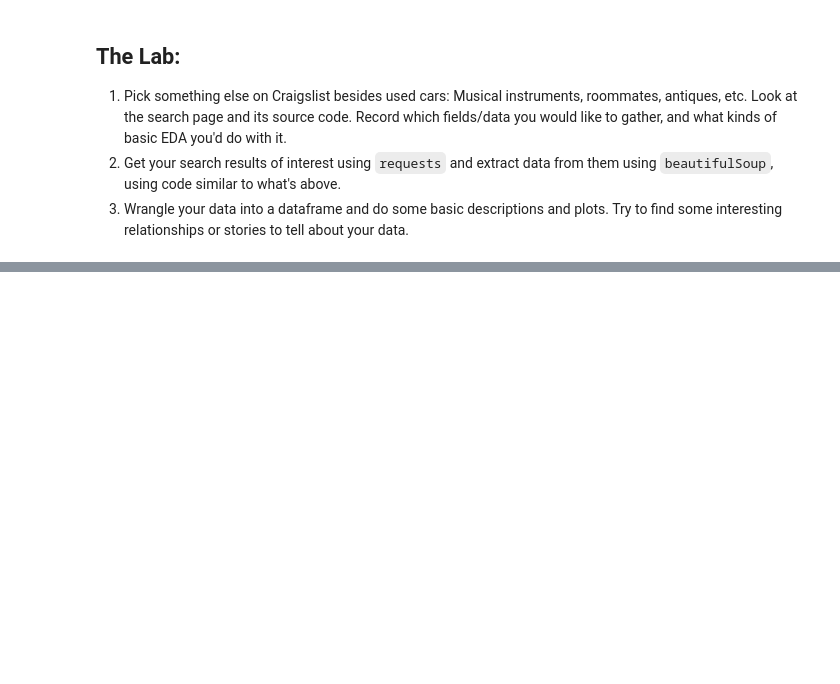
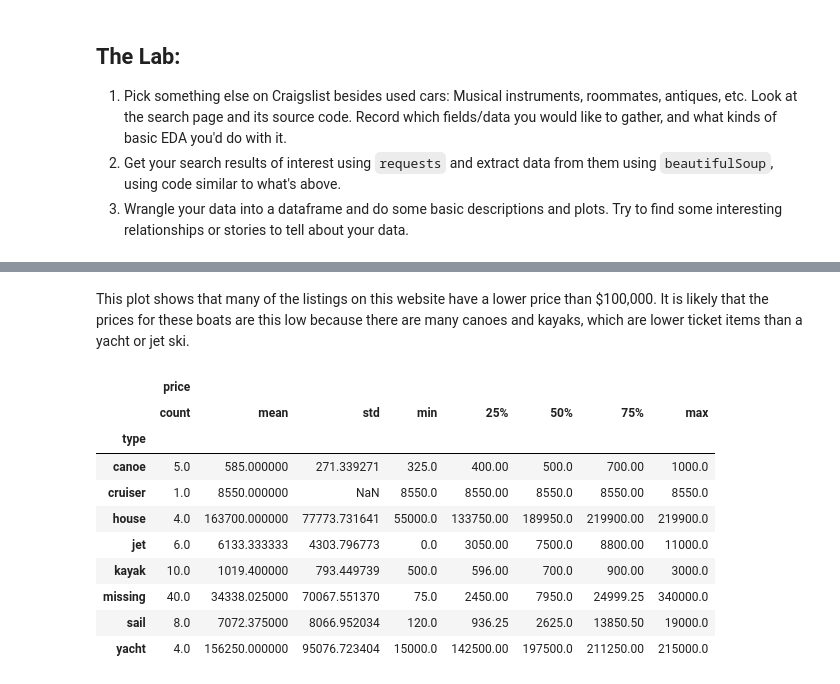
Before and after one commit to RyanErm/wrangling1, a Jupyter notebook: lab/lab_notebook.ipynb, the cells around one changed output, grey strips where cells are left out. Cells and saved outputs as stored; diff of their text form; code cells hidden in the pictures; blank space fills up the shorter version.

```diff
--- a/lab/lab_notebook.ipynb
+++ b/lab/lab_notebook.ipynb
@@ -274,0 +278,16 @@ print(df1)
+# %% [markdown]
+This plot shows that many of the listings on this website have a lower price than $100,000. It is likely that the prices for these boats are this low because there are many canoes and kayaks, which are lower ticket items than a yacht or jet ski.
+# %%
+df1.loc[:,['price','type']].groupby('type').describe()
+# %% [output]
+|  | price |  |  |  |  |  |  |  |
+|  | count | mean | std | min | 25% | 50% | 75% | max |
+| type |  |  |  |  |  |  |  |  |
+| canoe | 5.0 | 585.000000 | 271.339271 | 325.0 | 400.00 | 500.0 | 700.00 | 1000.0 |
+| cruiser | 1.0 | 8550.000000 | NaN | 8550.0 | 8550.00 | 8550.0 | 8550.00 | 8550.0 |
+| house | 4.0 | 163700.000000 | 77773.731641 | 55000.0 | 133750.00 | 189950.0 | 219900.00 | 219900.0 |
+| jet | 6.0 | 6133.333333 | 4303.796773 | 0.0 | 3050.00 | 7500.0 | 8800.00 | 11000.0 |
+| kayak | 10.0 | 1019.400000 | 793.449739 | 500.0 | 596.00 | 700.0 | 900.00 | 3000.0 |
+| missing | 40.0 | 34338.025000 | 70067.551370 | 75.0 | 2450.00 | 7950.0 | 24999.25 | 340000.0 |
+| sail | 8.0 | 7072.375000 | 8066.952034 | 120.0 | 936.25 | 2625.0 | 13850.50 | 19000.0 |
+| yacht | 4.0 | 156250.000000 | 95076.723404 | 15000.0 | 142500.00 | 197500.0 | 211250.00 | 215000.0 |
```
Also changed, not shown: parts of 10 cells of this notebook.
